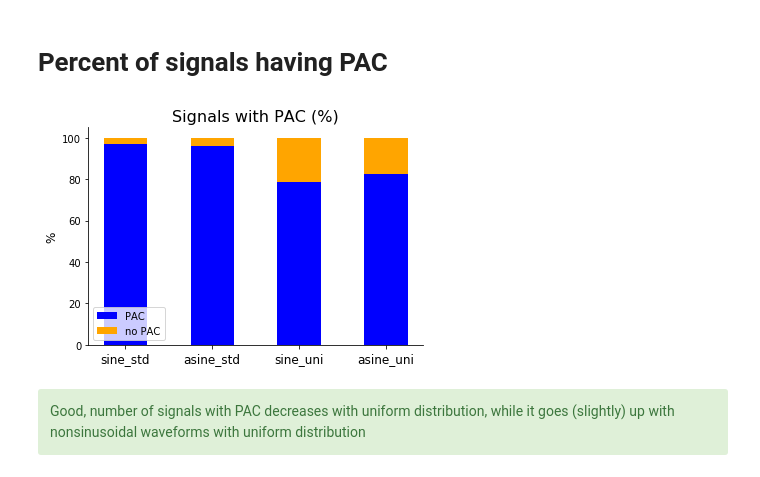
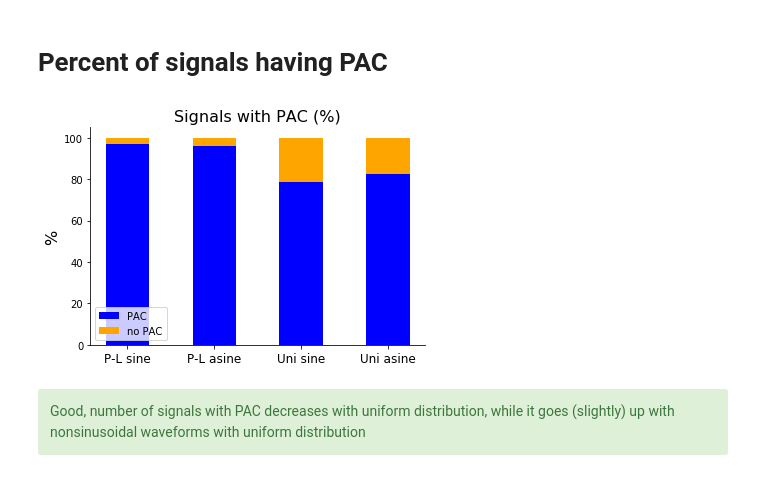
Before and after one commit to JaapVanDerAar/project_pac, a Jupyter notebook: pac_jupyter/10.1 Results simulated data. Asine, exponent [-2, -1.5], STD [.05 - .29 & 1] .ipynb, the cells around one changed output. Cells and saved outputs as stored; diff of their text form; code cells hidden in the pictures.

```diff
--- a/pac_jupyter/10.1 Results simulated data. Asine, exponent [-2, -1.5], STD [.05 - .29 & 1] .ipynb
+++ b/pac_jupyter/10.1 Results simulated data. Asine, exponent [-2, -1.5], STD [.05 - .29 & 1] .ipynb
@@ -82,28 +86,28 @@ simulation_features_list = [simulation_features_sine_std, simulation_features_as
 # %%
 fig, ax = plt.subplots()
 idx = np.arange(len(simulation_features_list))
 for gr in range(len(simulation_features_list)):
 
     simulation_features = simulation_features_list[gr]
 
     menMeans = len(simulation_features[simulation_features['pac_presence']=='1']) / len(simulation_features) * 100
     womenMeans = len(simulation_features[simulation_features['pac_presence']=='0']) / len(simulation_features) * 100
     width = 0.5       # the width of the bars: can also be len(x) sequence
 
     p1 = plt.bar(gr+0.5, menMeans, width, color='blue')
     p2 = plt.bar(gr+0.5, womenMeans, width,
                  bottom=menMeans, color='orange')
 
-plt.ylabel('%', size=12)
+plt.ylabel('%', size=16)
 plt.title('Signals with PAC (%)', size=16)
-plt.xticks(idx +.5, ('sine_std', 'asine_std', 'sine_uni', 'asine_uni'), size=12)
+plt.xticks(idx +.5, ('P-L sine', 'P-L asine', 'Uni sine', 'Uni asine'), size=12)
 plt.legend(['PAC', 'no PAC'], loc='lower left')
 ax.spines['top'].set_visible(False)
 ax.spines['right'].set_visible(False)
 
 plt.show()
 # %% [output]
-[figure, old version]
+[figure, new version]
 # %% [markdown]
  <div class="alert alert-success">
 Good, number of signals with PAC decreases with uniform distribution, while it goes (slightly) up with nonsinusoidal waveforms with uniform distribution
```
Also changed, not shown: parts of 6 cells of this notebook.
